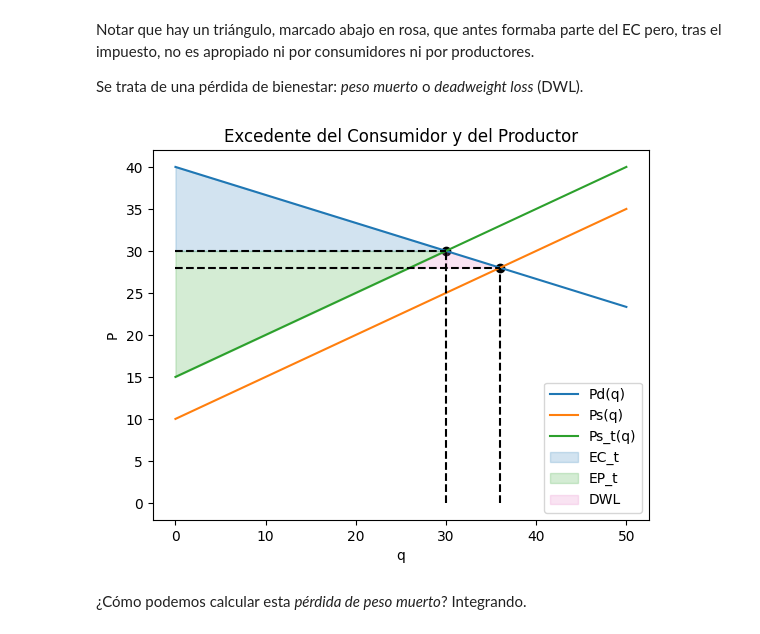
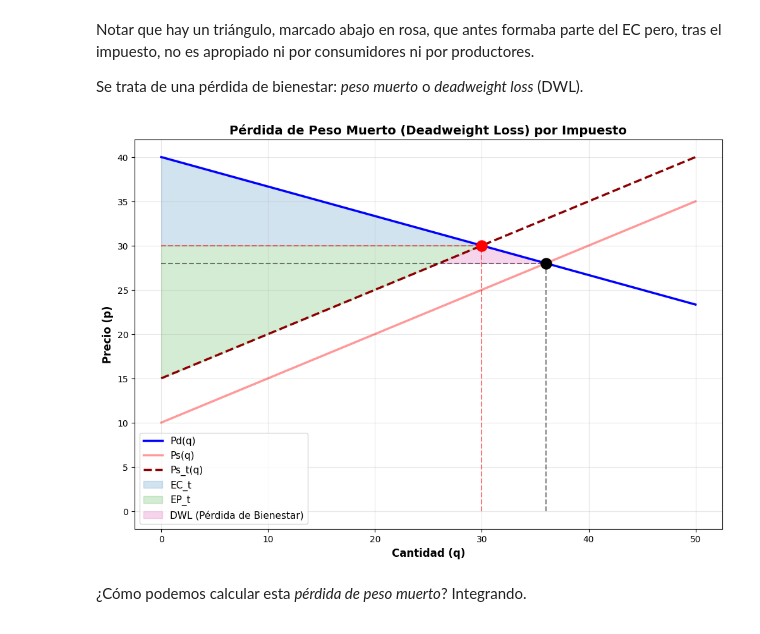
Before and after one commit to alexballera/laboratorio-tgad-fce, a Jupyter notebook: sesiones/2do_parcial/sesion15-Integrales_Definidas/15_Integrales_Definidas.ipynb, the cells around one changed output. Saved outputs shown, nothing was run; the diff lists cells and outputs as text; code cells hidden in the pictures.

```diff
--- a/sesiones/2do_parcial/sesion15-Integrales_Definidas/15_Integrales_Definidas.ipynb
+++ b/sesiones/2do_parcial/sesion15-Integrales_Definidas/15_Integrales_Definidas.ipynb
@@ -631,75 +647,91 @@ Notar que hay un triángulo, marcado abajo en rosa, que antes formaba parte del
 
 Se trata de una pérdida de bienestar: *peso muerto* o *deadweight loss* (DWL).
 # %%
-# @title
+# @title Gráfico de Pérdida de Peso Muerto (Deadweight Loss)
 q_grid = np.linspace(0, 50, 500)
 Pd_num = sp.lambdify(q, P_d)(q_grid)
 Ps_num = sp.lambdify(q, P_s)(q_grid)
 Ps_t_num = sp.lambdify(q, P_s_t)(q_grid)
 
-plt.figure()
-plt.plot(q_grid, Pd_num, label='Pd(q)')
-plt.plot(q_grid, Ps_num, label='Ps(q)')
-plt.plot(q_grid, Ps_t_num, label='Ps_t(q)')
+plt.figure(figsize=(12, 8))
+plt.plot(q_grid, Pd_num, label='Pd(q)', linewidth=2.5, color='blue')
+plt.plot(q_grid, Ps_num, label='Ps(q)', linewidth=2.5, color='red', alpha=0.4)
+plt.plot(q_grid, Ps_t_num, label='Ps_t(q)', linewidth=2.5, color='darkred', linestyle='--')
 
-plt.vlines(x=q_opt, ymin=0, ymax=p_opt, linestyles="--", color="black")
-plt.hlines(y=p_opt, xmin=0, xmax=q_opt, linestyles="--", color="black")
-plt.scatter([q_opt], [p_opt], c="black")
+# Equilibrio original
+plt.vlines(x=q_opt, ymin=0, ymax=p_opt, linestyles="--", color="black", alpha=0.5)
+plt.hlines(y=p_opt, xmin=0, xmax=q_opt, linestyles="--", color="black", alpha=0.5)
+plt.scatter([q_opt], [p_opt], c="black", s=150, zorder=5)
 
-plt.vlines(x=q_opt_t, ymin=0, ymax=p_opt_t, linestyles="--", color="black")
-plt.hlines(y=p_opt_t, xmin=0, xmax=q_opt_t, linestyles="--", color="black")
-plt.scatter([q_opt_t], [p_opt_t], c="black")
+# Equilibrio con impuesto
+plt.vlines(x=q_opt_t, ymin=0, ymax=p_opt_t, linestyles="--", color="red", alpha=0.5)
+plt.hlines(y=p_opt_t, xmin=0, xmax=q_opt_t, linestyles="--", color="red", alpha=0.5)
+plt.scatter([q_opt_t], [p_opt_t], c="red", s=150, zorder=5)
 
+# SOLUCIÓN: Realizar operaciones booleanas ANTES de convertir a lista
+# -------------------------------------------------------------------
+# Opción 1: Mantener como array durante las operaciones, convertir al final
+condicion_base = q_grid <= float(q_opt)  # Array de NumPy
+
+# Excedente del Consumidor con impuesto
+condicion_ec_t = (q_grid <= float(q_opt_t)).tolist()
 plt.fill_between(
     q_grid,
     Pd_num,
     float(p_opt_t),
-    where=(q_grid <= float(q_opt_t)),
+    where=condicion_ec_t,
     alpha=0.2,
     label='EC_t',
     color="tab:blue"
 )
 
+# Excedente del Productor con impuesto
 plt.fill_between(
     q_grid,
     float(p_opt_t),
     Ps_t_num,
-    where=(q_grid <= float(q_opt_t)),
+    where=condicion_ec_t,
     alpha=0.2,
     label='EP_t',
     color="tab:green"
 )
 
-condition_mask = (q_grid <= float(q_opt)) & (q_grid >= float(q_opt_t))
-
-condition_mask_1 = (q_grid <= float(q_opt_t)) & (q_grid >= 26)
+# Pérdida de Peso Muerto (DWL) - Parte Superior
+# Realizar operación booleana con arrays, LUEGO convertir a lista
+condition_mask_superior = ((q_grid >= float(q_opt_t)) & (q_grid <= float(q_opt))).tolist()
 
 plt.fill_between(
     q_grid,
     float(p_opt),
     Pd_num,
-    where=condition_mask,
-    alpha=0.2,
-    label='DWL',
+    where=condition_mask_superior,
+    alpha=0.3,
+    label='DWL (Pérdida de Bienestar)',
     color="tab:pink"
 )
+
+# Pérdida de Peso Muerto (DWL) - Parte Inferior
+# Usar el valor real calculado de q_opt_t en lugar de hardcodear 26
+condition_mask_inferior = ((q_grid >= float(Q_s.subs({t: 5, p: p_opt}))) & (q_grid <= float(q_opt_t))).tolist()
 
 plt.fill_between(
     q_grid,
     float(p_opt),
     Ps_t_num,
-    where=condition_mask_1,
-    alpha=0.2,
+    where=condition_mask_inferior,
+    alpha=0.3,
     color="tab:pink"
 )
 
-plt.title('Excedente del Consumidor y del Productor')
-plt.xlabel('q')
-plt.ylabel('P')
-plt.legend()
+plt.title('Pérdida de Peso Muerto (Deadweight Loss) por Impuesto',
+         fontsize=14, fontweight='bold')
+plt.xlabel('Cantidad (q)', fontsize=12, fontweight='bold')
+plt.ylabel('Precio (p)', fontsize=12, fontweight='bold')
+plt.legend(fontsize=11, loc='best')
+plt.grid(True, alpha=0.3)
 plt.show()
 # %% [output]
-[figure, old version]
+[figure, new version]
 # %% [markdown]
 ¿Cómo podemos calcular esta *pérdida de peso muerto*? Integrando.
 # %% [markdown]
```
Also changed, not shown: parts of 10 cells of this notebook.
